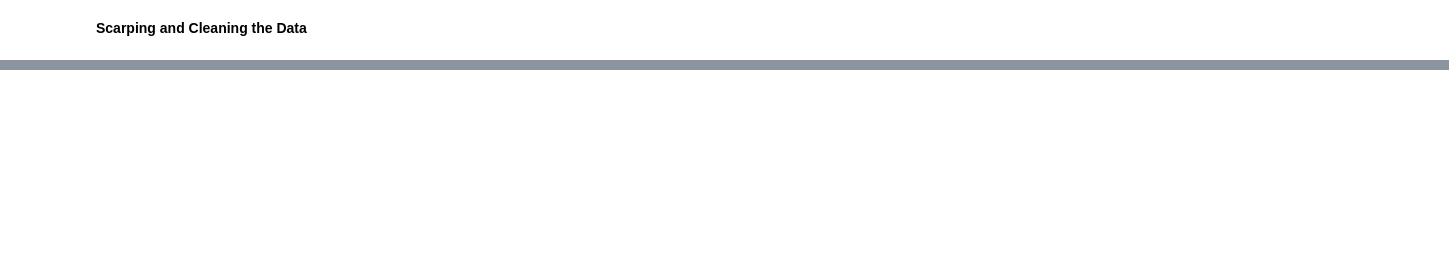
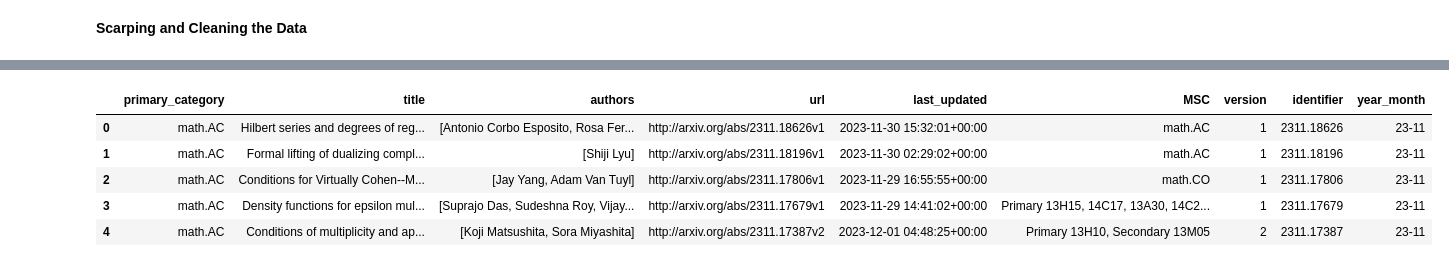
Before and after one commit to FilomKhash/Math-Preprint-Classifier, a Jupyter notebook: Scarping and Cleaning the Data.ipynb, the cells around one changed output, grey strips where cells are left out. Drawn from its saved outputs; the diff is of its cells as text; code cells hidden in the pictures; blank space fills up the shorter version.

```diff
--- a/Scarping and Cleaning the Data.ipynb
+++ b/Scarping and Cleaning the Data.ipynb
@@ -445,0 +186,20 @@ data.to_csv('processed.csv',index=False)
+# %%
+data['version']=data['url'].apply(lambda url:int(url.removeprefix('http://arxiv.org/abs/').split('v')[-1]))
+
+#Be careful, there is an archive solv-int (Exactly Solvable and Integrable Systems) which contains the letter v.
+data['identifier']=data['url'].apply(lambda url:url.removeprefix('http://arxiv.org/abs/').removesuffix('v'+url.removeprefix('http://arxiv.org/abs/').split('v')[-1]))
+
+def extract_year_month(identifier):
+    if len(identifier.split('.')[0])==4:         #For the current identifier scheme.
+        return identifier.split('.')[0][:2]+'-'+identifier.split('.')[0][2:]
+    else:                                        #For pre-2007 identifier scheme.
+        return identifier.split('/')[1][:2]+'-'+identifier.split('/')[1][2:4]
+data['year_month']=data['identifier'].apply(extract_year_month)
+data.head()
+# %% [output]
+|  | primary_category | title | authors | url | last_updated | MSC | version | identifier | year_month |
+| 0 | math.AC | Hilbert series and degrees of reg... | [Antonio Corbo Esposito, Rosa Fer... | http://arxiv.org/abs/2311.18626v1 | 2023-11-30 15:32:01+00:00 | math.AC | 1 | 2311.18626 | 23-11 |
+| 1 | math.AC | Formal lifting of dualizing compl... | [Shiji Lyu] | http://arxiv.org/abs/2311.18196v1 | 2023-11-30 02:29:02+00:00 | math.AC | 1 | 2311.18196 | 23-11 |
+| 2 | math.AC | Conditions for Virtually Cohen--M... | [Jay Yang, Adam Van Tuyl] | http://arxiv.org/abs/2311.17806v1 | 2023-11-29 16:55:55+00:00 | math.CO | 1 | 2311.17806 | 23-11 |
+| 3 | math.AC | Density functions for epsilon mul... | [Suprajo Das, Sudeshna Roy, Vijay... | http://arxiv.org/abs/2311.17679v1 | 2023-11-29 14:41:02+00:00 | Primary 13H15, 14C17, 13A30, 14C2... | 1 | 2311.17679 | 23-11 |
+| 4 | math.AC | Conditions of multiplicity and ap... | [Koji Matsushita, Sora Miyashita] | http://arxiv.org/abs/2311.17387v2 | 2023-12-01 04:48:25+00:00 | Primary 13H10, Secondary 13M05 | 2 | 2311.17387 | 23-11 |
```
Also changed, not shown: parts of 55 cells of this notebook, 4 other files.
